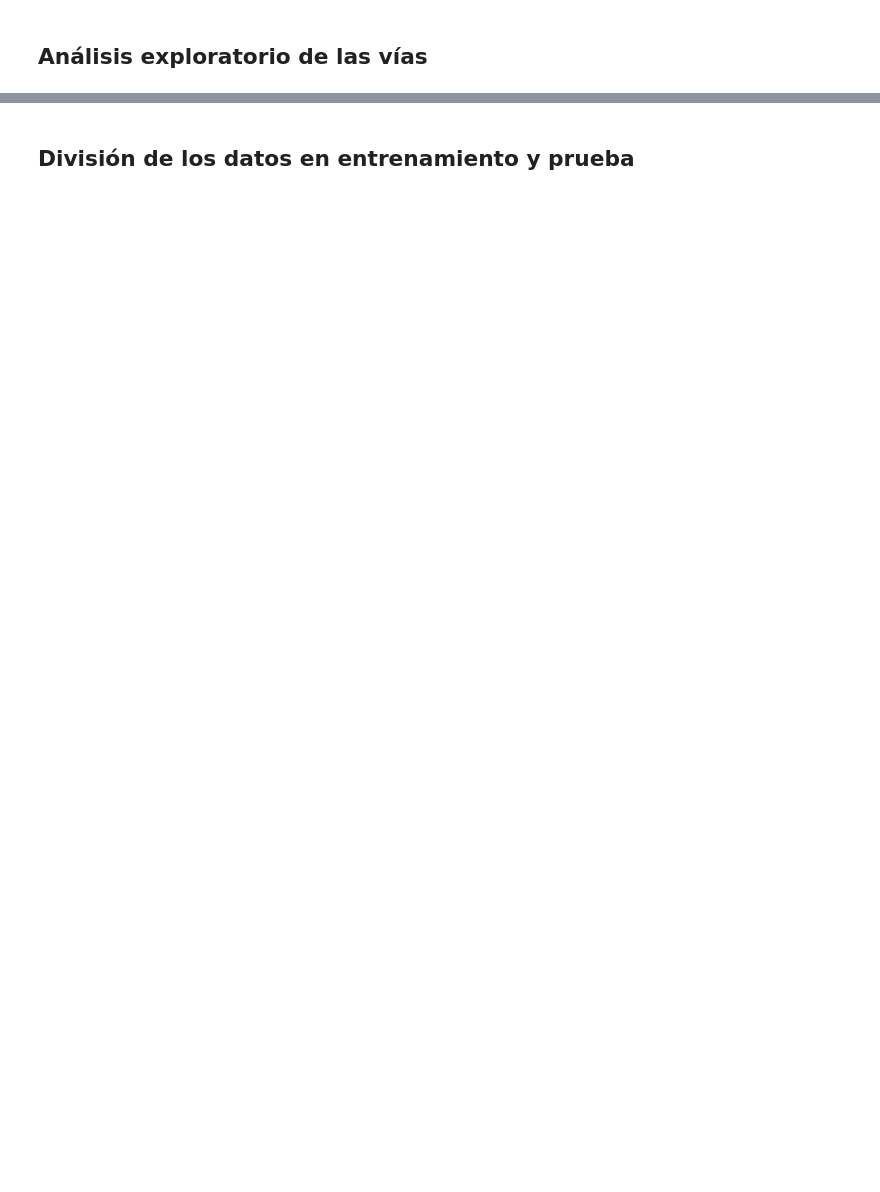
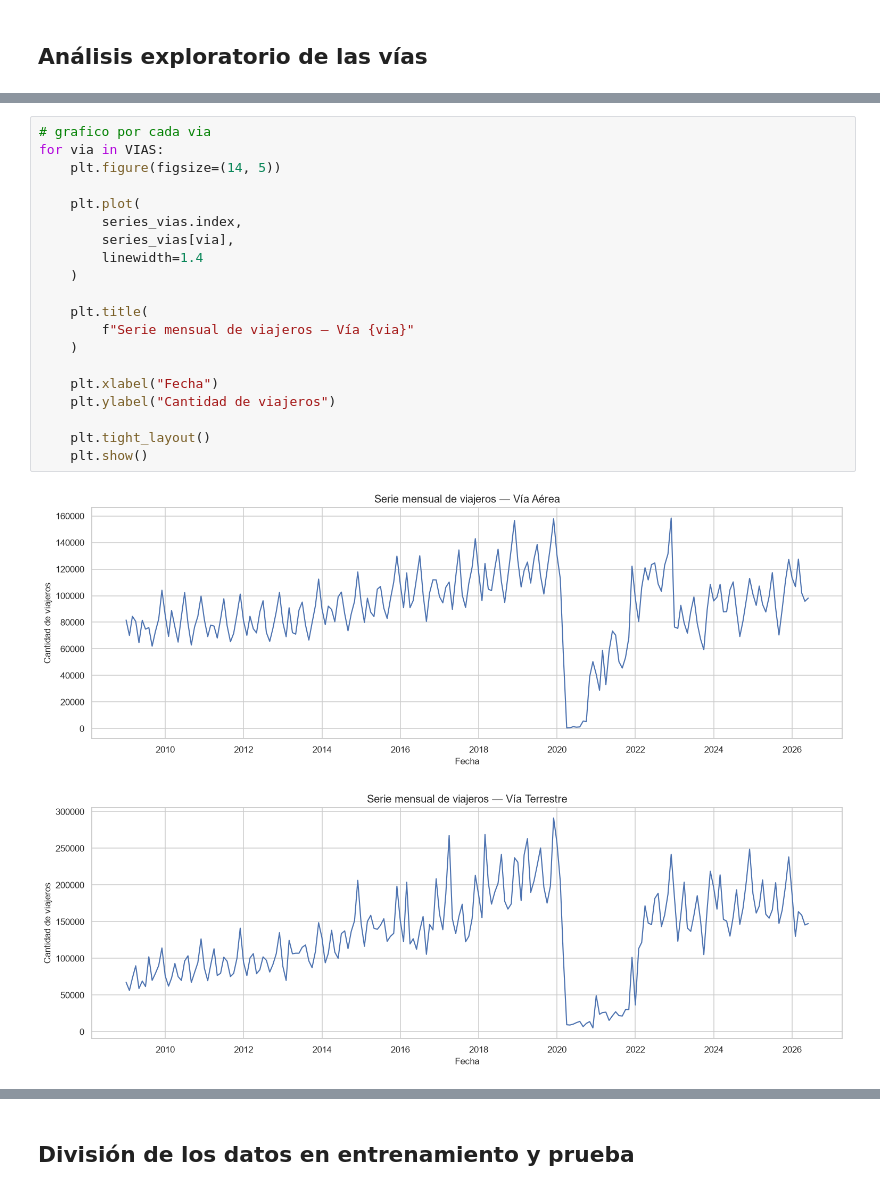
Before and after one commit to Vann06/Data-Science, a Jupyter notebook: L01_series_tiempo/notebooks/vias_de_ingreso.ipynb, the cells around one changed output, grey strips where cells are left out. Saved outputs shown, nothing was run; the diff lists cells and outputs as text; blank space fills up the shorter version.

```diff
--- a/L01_series_tiempo/notebooks/vias_de_ingreso.ipynb
+++ b/L01_series_tiempo/notebooks/vias_de_ingreso.ipynb
@@ -157,0 +474,23 @@ display(
+# %%
+# grafico por cada via
+for via in VIAS:
+    plt.figure(figsize=(14, 5))
+
+    plt.plot(
+        series_vias.index,
+        series_vias[via],
+        linewidth=1.4
+    )
+
+    plt.title(
+        f"Serie mensual de viajeros — Vía {via}"
+    )
+
+    plt.xlabel("Fecha")
+    plt.ylabel("Cantidad de viajeros")
+
+    plt.tight_layout()
+    plt.show()
+# %% [output]
+[figure, added]
+[figure, added]
```
Also changed, not shown: parts of 15 cells of this notebook.
